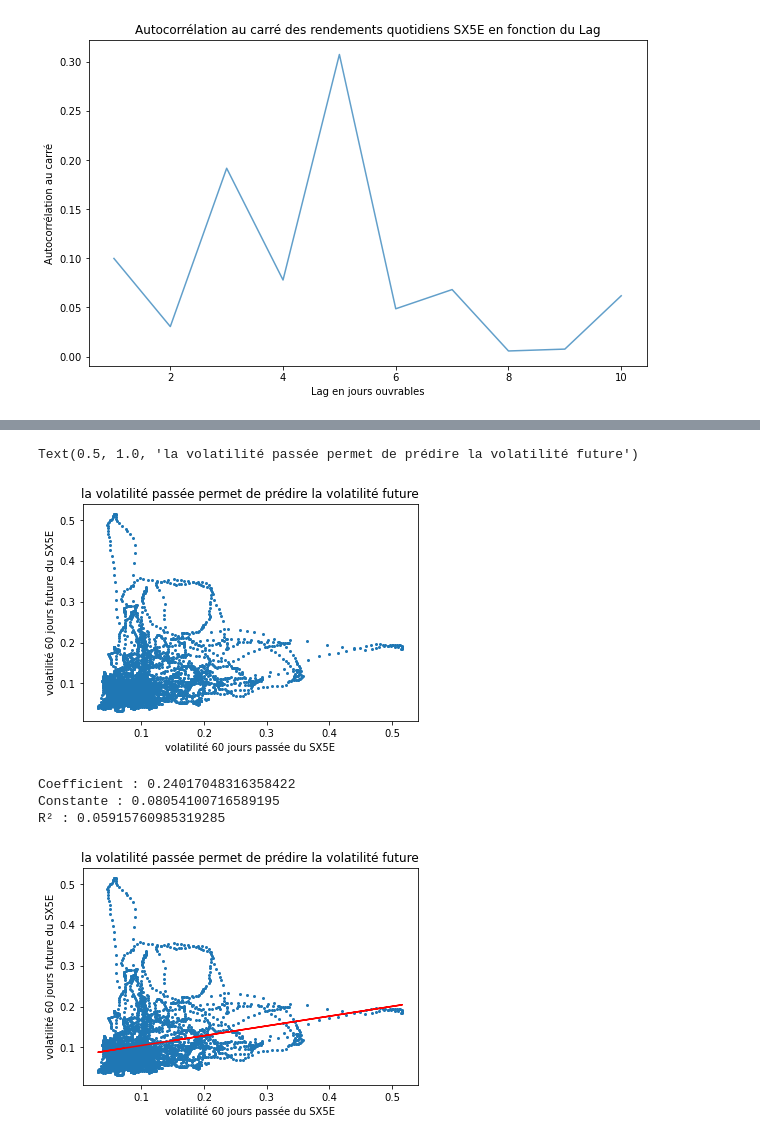
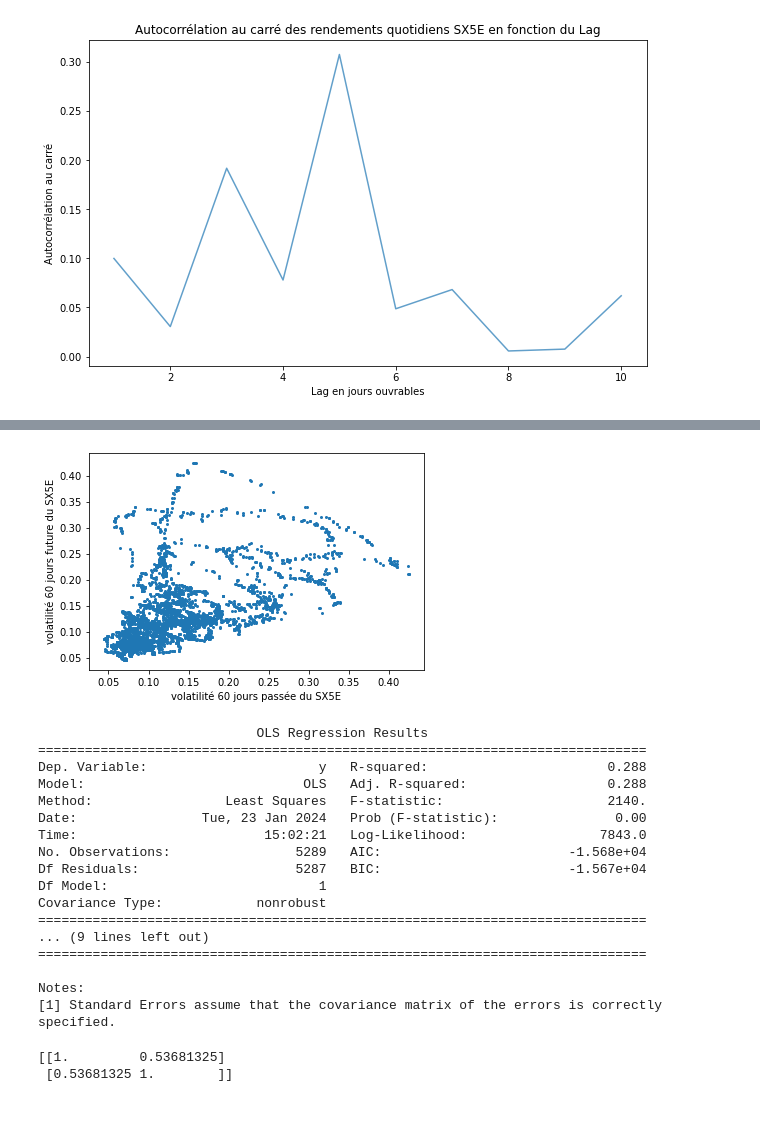
Before and after one commit to PyTomSss/StatApp_M1_ENSAE, a Jupyter notebook: Brouillon_Jean-Lou/Analyse SX5E sans rescaling.ipynb, the cells around one changed output, grey strips where cells are left out. Drawn from its saved outputs; the diff is of its cells as text; code cells hidden in the pictures; blank space fills up the shorter version.

```diff
--- a/Brouillon_Jean-Lou/Analyse SX5E sans rescaling.ipynb
+++ b/Brouillon_Jean-Lou/Analyse SX5E sans rescaling.ipynb
@@ -14,8 +12,8 @@ df = df.rename(columns={'SX5E Index': 'Cours'})
 ##D'abord on trace les graphiques sans rescaling des données
 #on commence par tracer la vol 60 jours
 
-df['Volatilite_60jours'] = df['Cours'].rolling(window=60).std()
-df['Volatilite_60jours'] = df['Volatilite_60jours'] / 1000
+df['Volatilite_60jours'] = (df['Cours'].pct_change()*10).rolling(window=60).std()
+df['Volatilite_60jours'] = df['Volatilite_60jours']
 
 import matplotlib.pyplot as plt
 
@@ -27,4 +25,6 @@ plt.xlabel('Année')
 plt.ylabel('Volatilité')
 
 plt.show()
+
+print(np.mean(df['Volatilite_60jours']))
 # %% [output]
@@ -32,7 +33,7 @@ plt.show()
 # %%
 #ensuite on trace l'autocorrélation des rendements au carré
 
-df['Rendements journaliers Xt en %'] = df['Cours'].pct_change()*100
+df['Rendements journaliers Xt en %'] = df['Cours'].pct_change()*10
 
 # Calcul d'autocorrélation au carré des rendements quotidiens en fonction du lag
 max_lag = 10
@@ -82,50 +85,56 @@ ax.get_lines()[0].set_markeredgecolor('blue')
 # %%
 #puis on trace le graphe de vol 60d passés contre vol 60d future
 
-df['Cours_futur'] = df['Cours'].shift(-60) #on décale de 60 jours dans le futur le cours et on re applique la même formule que pour la vol 60 jours passée
-df['Volatilite_60jours_future'] = df['Cours_futur'].rolling(window=60).std()/1000
-df = df.drop(columns=['Cours_futur'])
+df['rendement journalier futur'] = df['Rendements journaliers Xt en %'].shift(-60) #on décale de 60 jours dans le futur le cours et on re applique la même formule que pour la vol 60 jours passée
+df['Volatilite_60jours_future'] = df['rendement journalier futur'].rolling(window=60).std()
+df = df.drop(columns=['rendement journalier futur'])
 
 plt.scatter(df['Volatilite_60jours'],df['Volatilite_60jours_future'],s=4,marker='o')
 plt.xlabel("volatilité 60 jours passée du SX5E")
 plt.ylabel("volatilité 60 jours future du SX5E")
-plt.title('la volatilité passée permet de prédire la volatilité future')
+plt.title('')
+
+plt.savefig('C:\\Users\\jean-\\Desktop\\Cours ENSAE\\statapp\\graphiques statapp\\volpassé.png')
 
 #on voit que la vol passée permet de prédire la vol future: si on faisait une rég future de vol future sur vol passée,
 #le coeff associé à vol passée n'est clairement pas nul
 # %% [output]
-Text(0.5, 1.0, 'la volatilité passée permet de prédire la volatilité future')
-[figure, old version]
+[figure, new version]
 # %%
-#test de reg linéaire de vol future sur vol passée
-from sklearn.linear_model import LinearRegression
+#reg linéaire de vol future sur vol passée et significativité du coeff associé
+import statsmodels.api as sm
 
-model = LinearRegression()
+x=sm.add_constant(df['Volatilite_60jours'].iloc[60:].iloc[:-60].to_numpy())
 
-
-x=df['Volatilite_60jours'].iloc[60:].iloc[:-60].to_numpy()
-x=x.reshape(-1,1)
 y=df['Volatilite_60jours_future'].iloc[60:].iloc[:-60].to_numpy()
 
-model.fit(x,y)
+modele = sm.OLS(y,x)
 
-Y_pred = model.predict(x)
+resultat=modele.fit()
 
-# on trace le nuage de point et la droite de reg linéaire
-plt.scatter(x,y,s=4,marker='o')
+print(resultat.summary())
 
-plt.plot(x, Y_pred, color='red', label='Régression linéaire')
-
-
-plt.xlabel("volatilité 60 jours passée du SX5E")
-plt.ylabel("volatilité 60 jours future du SX5E")
-plt.title('la volatilité passée permet de prédire la volatilité future')
-
-print("Coefficient :", model.coef_[0])
-print("Constante :", model.intercept_)
-print("R² :", model.score(x,y))
+# le coefficient est significatif à 1% donc
 # %% [output]
-Coefficient : 0.24017048316358422
-Constante : 0.08054100716589195
-R² : 0.05915760985319285
+                            OLS Regression Results
+==============================================================================
+Dep. Variable:                      y   R-squared:                       0.288
+Model:                            OLS   Adj. R-squared:                  0.288
+Method:                 Least Squares   F-statistic:                     2140.
+Date:                Tue, 23 Jan 2024   Prob (F-statistic):               0.00
+Time:                        15:02:21   Log-Likelihood:                 7843.0
+No. Observations:                5289   AIC:                        -1.568e+04
+Df Residuals:                    5287   BIC:                        -1.567e+04
+Df Model:                           1
+Covariance Type:            nonrobust
+==============================================================================
+... (9 lines left out)
+==============================================================================
+
+Notes:
+[1] Standard Errors assume that the covariance matrix of the errors is correctly specified.
-[figure, removed]
+# %%
+print(np.corrcoef(df['Volatilite_60jours'].iloc[60:].iloc[:-60].to_numpy(),y))
+# %% [output]
+[[1.         0.53681325]
+ [0.53681325 1.        ]]
```
Also changed, not shown: parts of 5 cells of this notebook.
